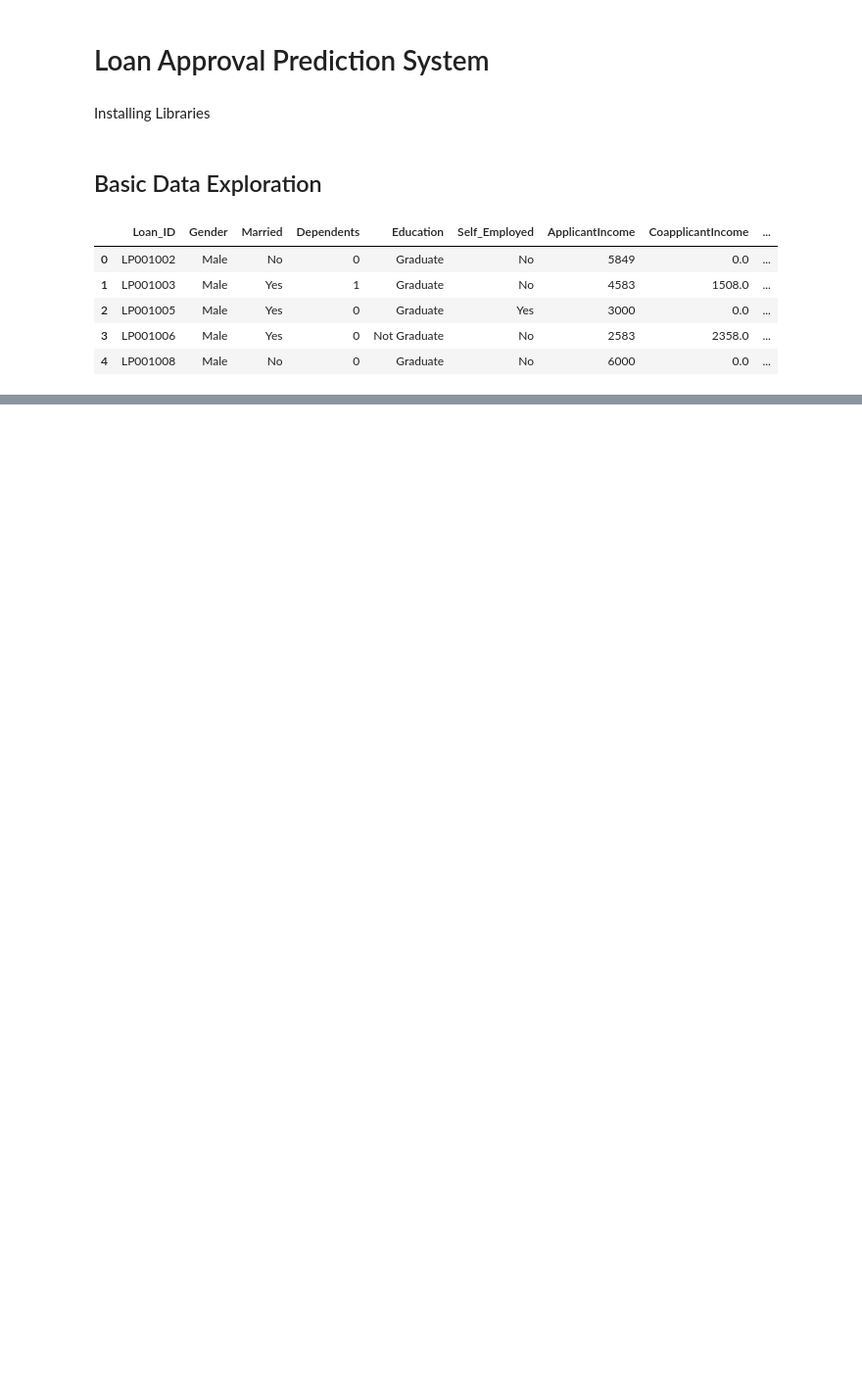
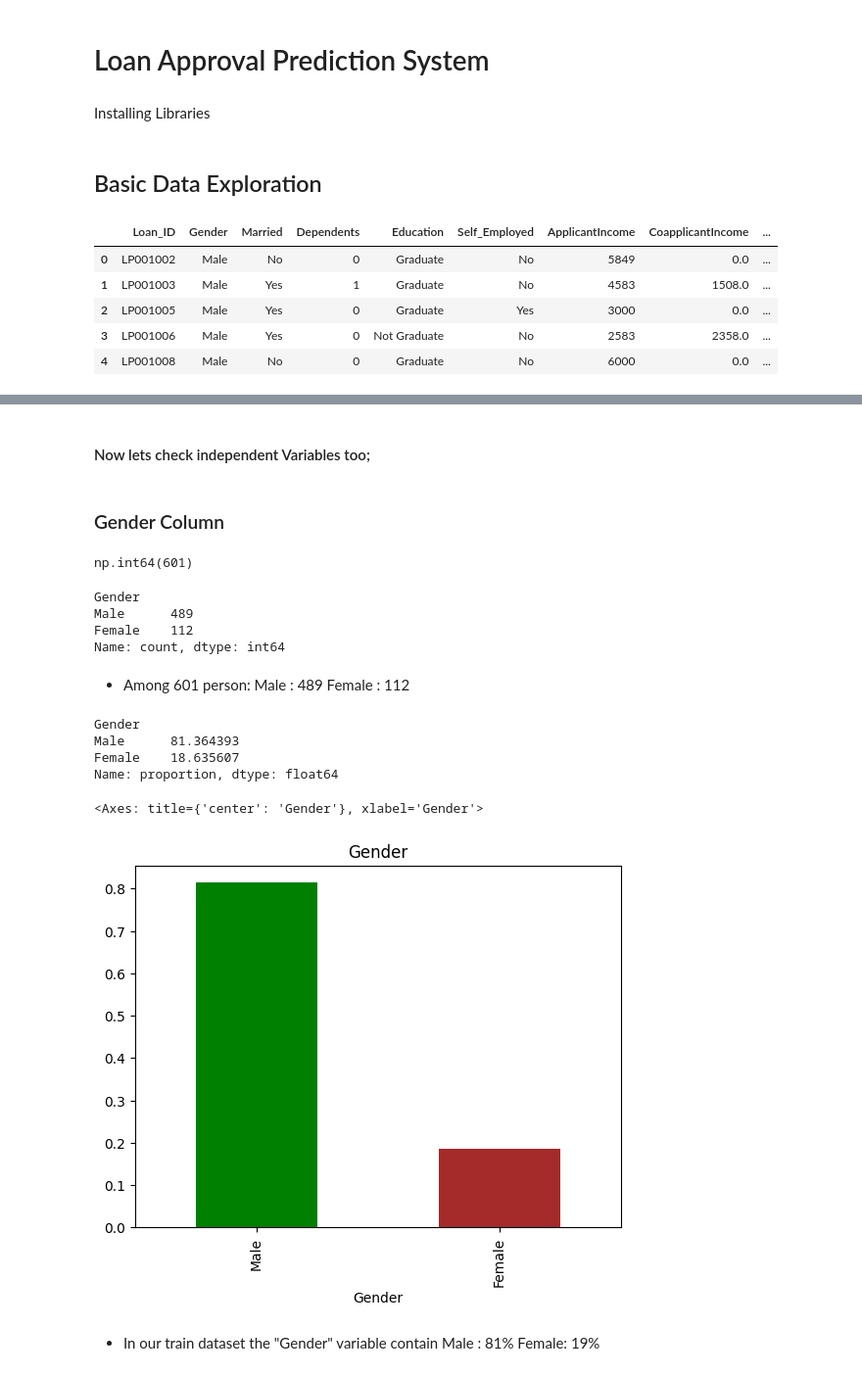
Before and after one commit to bhavbooks/Loan-Approval-Prediction-System, a Jupyter notebook: main.ipynb, the cells around one changed output, grey strips where cells are left out. Shown at 98% size. Cells and saved outputs as stored; diff of their text form; code cells hidden in the pictures; blank space fills up the shorter version.

Commit message:
Dependent Variable Checking

```diff
--- a/main.ipynb
+++ b/main.ipynb
@@ -30,0 +160,31 @@ train.head()
+# %% [markdown]
+#### Now lets check independent Variables too;
+# %% [markdown]
+### Gender Column
+# %%
+train["Gender"].count()
+# %% [output]
+np.int64(601)
+# %%
+train["Gender"].value_counts()
+# %% [output]
+Gender
+Male      489
+Female    112
+Name: count, dtype: int64
+# %% [markdown]
+- Among 601 person: Male : 489 Female : 112
+# %%
+train['Gender'].value_counts(normalize=True)*100
+# %% [output]
+Gender
+Male      81.364393
+Female    18.635607
+Name: proportion, dtype: float64
+# %%
+train['Gender'].value_counts(normalize=True).plot.bar(title= 'Gender',color=["green","brown"])
+# %% [output]
+<Axes: title={'center': 'Gender'}, xlabel='Gender'>
+[figure, added]
+# %% [markdown]
+- In our train dataset the "Gender" variable contain Male : 81% Female: 19%
```
Also changed, not shown: parts of 31 cells of this notebook.
